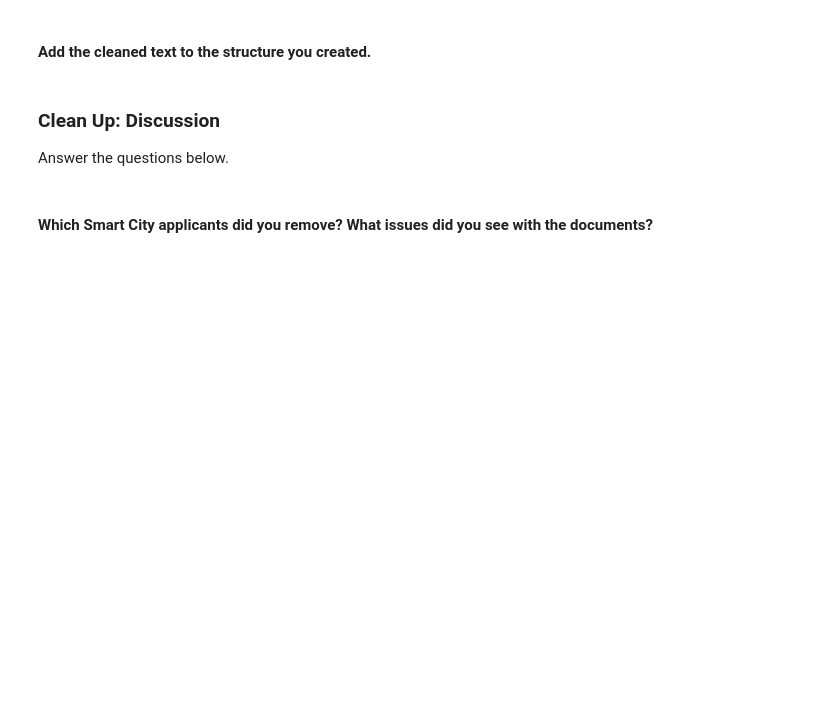
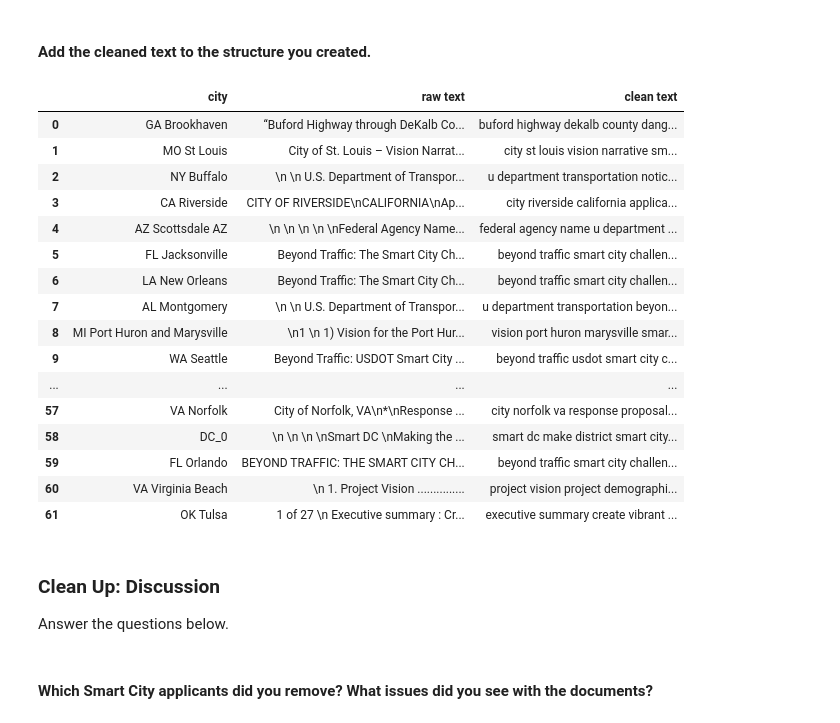
Before and after one commit to HotelTango314/cs5293sp23-project3, a Jupyter notebook: project3.ipynb, the cells around one changed output. Cells and saved outputs as stored; diff of their text form; code cells hidden in the pictures; blank space fills up the shorter version.

```diff
--- a/project3.ipynb
+++ b/project3.ipynb
@@ -238,9 +249,24 @@ CONTRACTION_MAP = {
 "you're": "you are",
 "you've": "you have"
 }
+# %%
+   targetwords = ['smart',
+                'city',
+                'department',
+                'challenge',
+                'element',
+                'transportation',
+                'vision',
+                'traffic',
+                'public',
+                'traffic',
+                'use'
+                 ]
 # %%
 import nltk
 nltk.download('stopwords')
+#nltk.download('words')
+from nltk.corpus import words
 import spacy
 import en_core_web_md
 import unicodedata
@@ -254,6 +280,7 @@ from bs4 import BeautifulSoup
 
 tokenizer = ToktokTokenizer()
 stopword_list = nltk.corpus.stopwords.words('english')
+#fullword_list = words.words()
 #nlp = spacy.load('en', parse=True, tag=True, entity=True)
 #nlp = spacy.load('en_core_web_md',enable=['parser','tagger','entityrecognizer'])
 nlp = en_core_web_md.load()
@@ -340,12 +367,25 @@ def remove_stopwords(text, is_lower_case=False, stopwords=stopword_list):
     filtered_text = ' '.join(filtered_tokens)
     return filtered_text
 
+def remove_nonwords(text, words = fullword_list):
+    tokens = tokenizer.tokenize(text)
+    tokens = [token.strip() for token in tokens]
+    filtered_tokens = [token for token in tokens if token in nlp.vocab]
+    filtered_text = ' '.join(filtered_tokens)
+    return filtered_text
+
+def remove_targetwords(text, words = targetwords):
+    tokens = tokenizer.tokenize(text)
+    tokens = [token.strip() for token in tokens]
+    filtered_tokens = [token for token in tokens if token not in words]
+    filtered_text = ' '.join(filtered_tokens)
+    return filtered_text
 
 def normalize_corpus(corpus, html_stripping=True, contraction_expansion=True,
                      accented_char_removal=True, text_lower_case=True,
                      text_stemming=False, text_lemmatization=True,
-                     special_char_removal=True, remove_digits=True,
-                     stopword_removal=True, stopwords=stopword_list):
+                     special_char_removal=True, remove_digits=True, targetword_removal=True,
+                     stopword_removal=True, nonword_removal=True, stopwords=stopword_list):
 
     normalized_corpus = []
     # normalize each document in the corpus
@@ -392,6 +432,12 @@ def normalize_corpus(corpus, html_stripping=True, contraction_expansion=True,
         if stopword_removal:
             doc = remove_stopwords(doc, is_lower_case=text_lower_case, stopwords=stopwords)
 
+        if nonword_removal:
+            doc = remove_nonwords(doc)
+
+        if targetword_removal:
+            doc = remove_targetwords(doc)
+
         # remove extra whitespace
         doc = re.sub(' +', ' ', doc)
         doc = doc.strip()
@@ -437,5 +488,26 @@ vision port huron marysville smart cities collaborative introduction city port h
 # %% [markdown]
 #### Add the cleaned text to the structure you created.
+# %%
+df2 = pd.DataFrame(list(zip(cityname, raw_data, clean_data)),columns=['city','raw text','clean text'])
+df2.head(65)
+# %% [output]
+|  | city | raw text | clean text |
+| 0 | GA Brookhaven | “Buford Highway through DeKalb Co... | buford highway dekalb county dang... |
+| 1 | MO St Louis | City of St. Louis – Vision Narrat... | city st louis vision narrative sm... |
+| 2 | NY Buffalo | \n \n U.S. Department of Transpor... | u department transportation notic... |
+| 3 | CA Riverside | CITY OF RIVERSIDE\nCALIFORNIA\nAp... | city riverside california applica... |
+| 4 | AZ Scottsdale AZ | \n \n \n \n \nFederal Agency Name... | federal agency name u department ... |
+| 5 | FL Jacksonville | Beyond Traffic: The Smart City Ch... | beyond traffic smart city challen... |
+| 6 | LA New Orleans | Beyond Traffic: The Smart City Ch... | beyond traffic smart city challen... |
+| 7 | AL Montgomery | \n \n U.S. Department of Transpor... | u department transportation beyon... |
+| 8 | MI Port Huron and Marysville | \n1 \n 1) Vision for the Port Hur... | vision port huron marysville smar... |
+| 9 | WA Seattle | Beyond Traffic: USDOT Smart City ... | beyond traffic usdot smart city c... |
+| ... | ... | ... | ... |
+| 57 | VA Norfolk | City of Norfolk, VA\n*\nResponse ... | city norfolk va response proposal... |
+| 58 | DC_0 | \n \n \n \nSmart DC \nMaking the ... | smart dc make district smart city... |
+| 59 | FL Orlando | BEYOND TRAFFIC: THE SMART CITY CH... | beyond traffic smart city challen... |
+| 60 | VA Virginia Beach | \n 1. Project Vision ............... | project vision project demographi... |
+| 61 | OK Tulsa | 1 of 27 \n Executive summary : Cr... | executive summary create vibrant ... |
 # %% [markdown]
 ### Clean Up: Discussion
 Answer the questions below.
```
Also changed, not shown: parts of 5 cells of this notebook, 13 other files.
